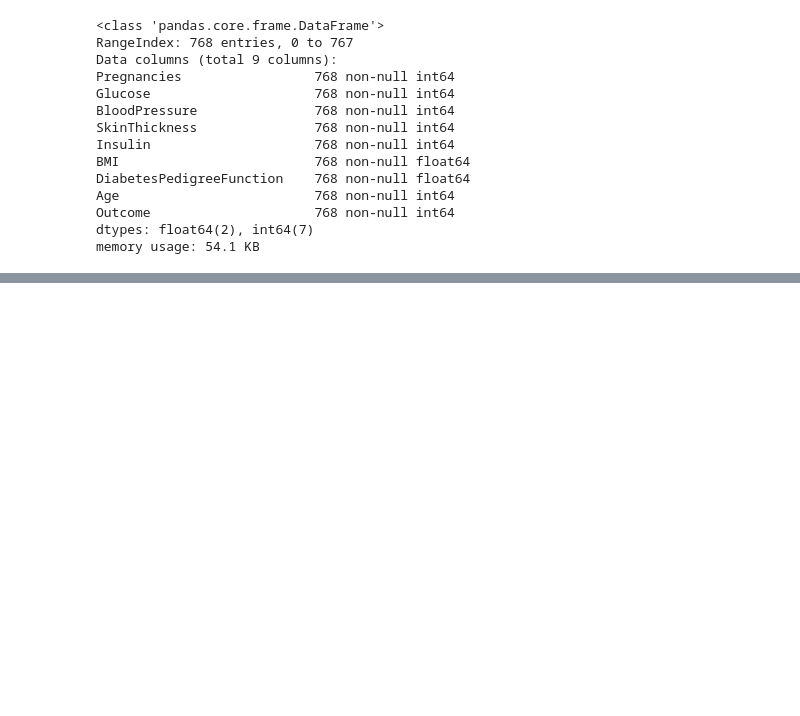
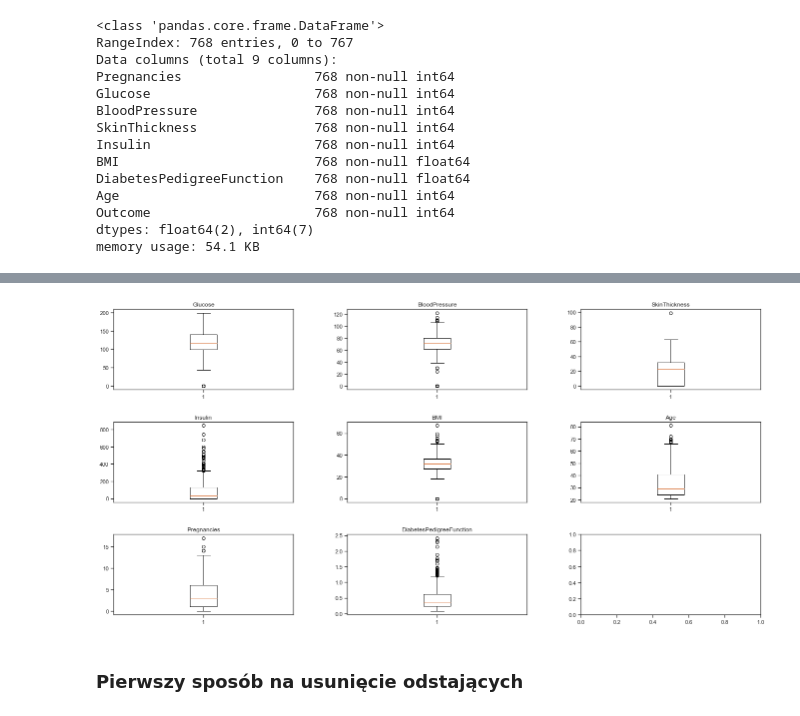
Before and after one commit to durden2/big_data_pk, a Jupyter notebook: Preprocessing.ipynb, the cells around one changed output, grey strips where cells are left out. Cells and saved outputs as stored; diff of their text form; code cells hidden in the pictures; blank space fills up the shorter version.

```diff
--- a/Preprocessing.ipynb
+++ b/Preprocessing.ipynb
@@ -241,17 +41,0 @@ See the caveats in the documentation: http://pandas.pydata.org/pandas-docs/stabl
-# %%
-col_names = ['Glucose', 'BloodPressure', 'SkinThickness', 'Insulin', 'BMI', 'Age', 'Pregnancies', 'DiabetesPedigreeFunction', 'Outcome']
-
-plt.rcParams['figure.figsize'] = [20, 10]
-
-for col in col_names:
-    # Set up the plot
-    ax = plt.subplot(3, 3, col_names.index(col) + 1)
-
-    # Draw the plot
-    ax.hist(data_out[col], color = 'blue', edgecolor = 'black', bins = 50)
-
-    # Title and labels
-    ax.set_title('Histogram of ' + col)
-
-plt.tight_layout()
-plt.show()
@@ -257,0 +113,29 @@ plt.show()
+# %%
+import matplotlib.pyplot as plt
+import numpy as np
+from matplotlib.patches import Polygon
+
+col_names = ['Glucose', 'BloodPressure', 'SkinThickness', 'Insulin', 'BMI', 'Age', 'Pregnancies', 'DiabetesPedigreeFunction', 'Outcome']
+
+def printBoxPlots(data_to_print):
+    fig, axs = plt.subplots(3, 3)
+
+    for column in range(0, len(col_names)):
+        if (col_names[column] == 'Outcome'):
+            continue
+
+        row = int(column / 3)
+        col = column % 3
+        axs[row, col].boxplot(data_to_print[col_names[column]])
+        axs[row, col].set_title(col_names[column])
+
+    fig.subplots_adjust(left=0.08, right=0.98, bottom=0.05, top=0.9,
+                        hspace=0.4, wspace=0.3)
+
+    plt.show()
+# %%
+printBoxPlots(data)
+# %% [output]
+[figure, added]
+# %% [markdown]
+### Pierwszy sposób na usunięcie odstających
```
Also changed, not shown: parts of 46 cells of this notebook, 9 other files.
